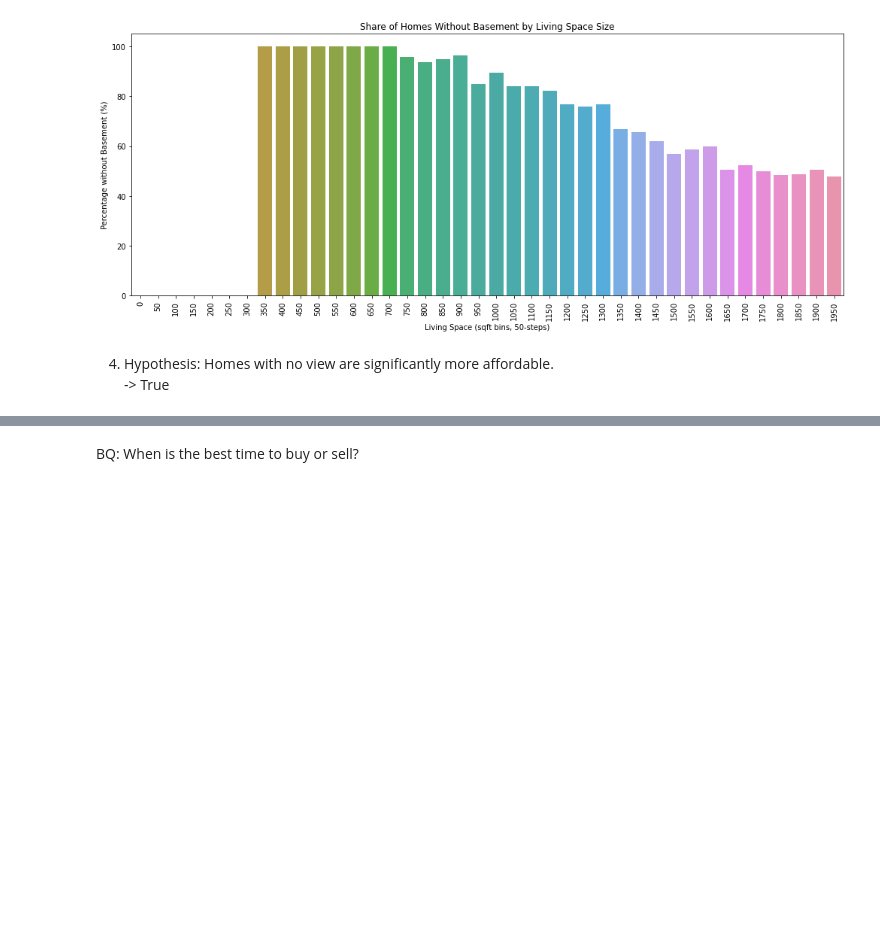
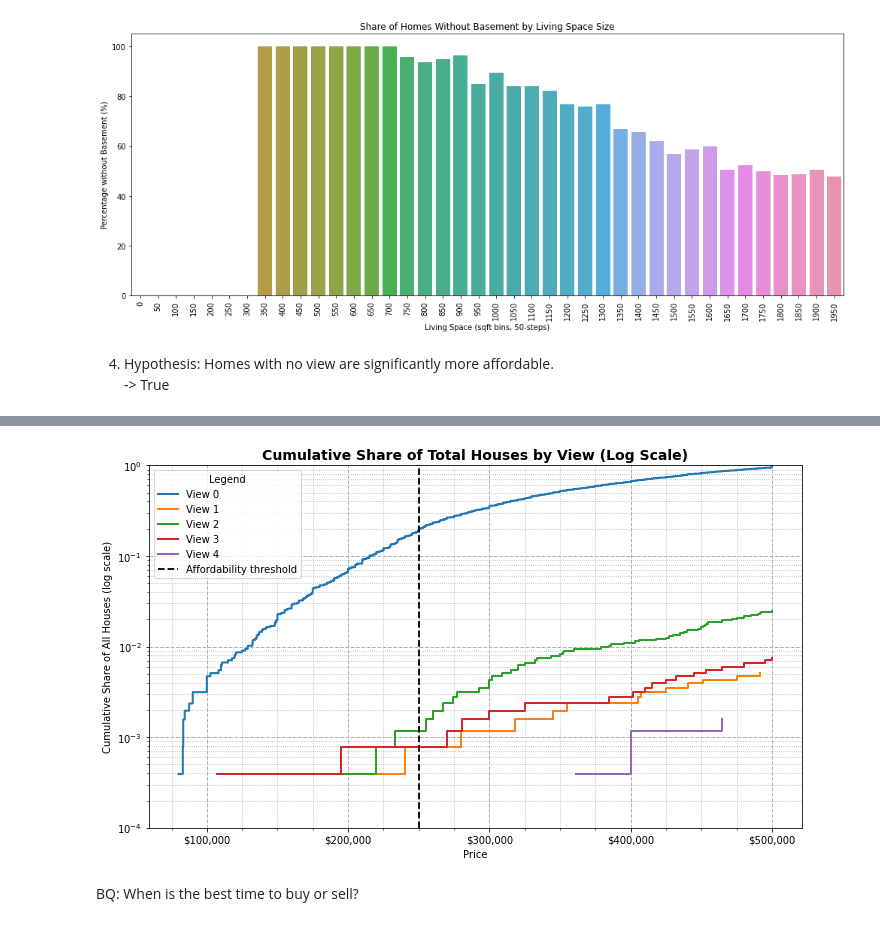
Before and after one commit to codedeedope/ScientificProgrammingLab, a Jupyter notebook: EDA_Project.ipynb, the cells around one changed output, grey strips where cells are left out. Drawn from its saved outputs; the diff is of its cells as text; code cells hidden in the pictures; blank space fills up the shorter version.

```diff
--- a/EDA_Project.ipynb
+++ b/EDA_Project.ipynb
@@ -240,2 +250,85 @@ plt.show()
+# %%
+import numpy as np
+import seaborn as sns
+import matplotlib.pyplot as plt
+from matplotlib.ticker import FuncFormatter, AutoMinorLocator
+
+affordability_threshold = 250000
+max_price = 2 * affordability_threshold
+
+df_plot = df[df["price"] <= max_price]
+
+N_total = len(df_plot)
+
+plt.figure(figsize=(10,6))
+palette = sns.color_palette("tab10", 5)
+
+for i, view_level in enumerate(sorted(df_plot["view"].unique())):
+
+    subset = (
+        df_plot[df_plot["view"] == view_level]
+        .sort_values("price")
+    )
+
+    prices = subset["price"].values
+    N_view = len(prices)
+
+    if N_view == 0:
+        continue
+
+    cumulative_count = np.arange(1, N_view + 1)
+    cumulative_share_total = cumulative_count / N_total
+
+    plt.step(
+        prices,
+        cumulative_share_total,
+        where="post",
+        label=f"View {view_level}",
+        color=palette[i],
+        linewidth=2
+    )
+
+# Log scale
+plt.yscale("log")
+
+# Avoid log(0)
+plt.ylim(1e-4, 1)
+
+# Affordability line
+plt.axvline(
+    affordability_threshold,
+    color="black",
+    linestyle="--",
+    linewidth=1.8,
+    label="Affordability threshold"
+)
+
+# Grid styling (only x minor locator — log y cannot use AutoMinorLocator)
+ax = plt.gca()
+ax.xaxis.set_minor_locator(AutoMinorLocator(4))
+ax.grid(True, which="major", linestyle="--", linewidth=1.0, alpha=1.0)
+ax.grid(True, which="minor", linestyle=":", linewidth=0.8, alpha=1.0)
+ax.set_axisbelow(True)
+
+# Dollar formatting
+def dollar_formatter(x, pos):
+    return f"${int(x):,}"
+
+ax.xaxis.set_major_formatter(FuncFormatter(dollar_formatter))
+
+plt.title(
+    "Cumulative Share of Total Houses by View (Log Scale)",
+    fontsize=14,
+    weight="bold"
+)
+
+plt.xlabel("Price")
+plt.ylabel("Cumulative Share of All Houses (log scale)")
+plt.legend(title="Legend")
+
+plt.tight_layout()
+plt.show()
+# %% [output]
+[figure, added]
 # %% [markdown]
 BQ: When is the best time to buy or sell?
```
Also changed, not shown: parts of 4 cells of this notebook, 2 other files.
